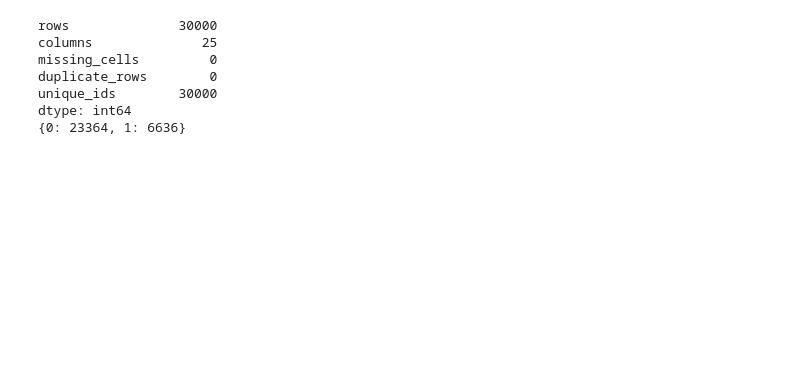
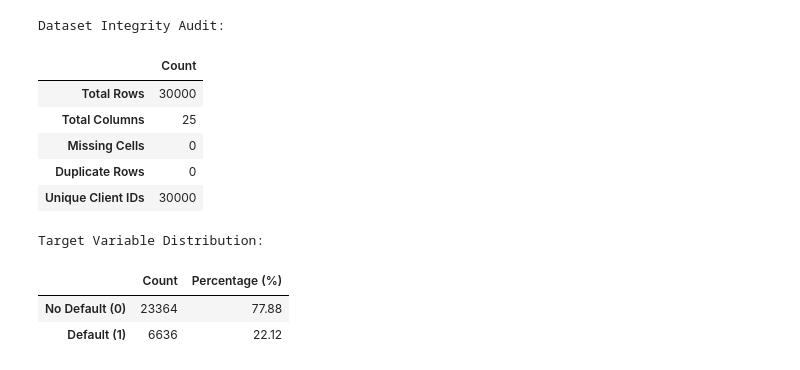
Before and after one commit to loulakanani/machine-learning-in-finance, a Jupyter notebook: 02_Demographic_Vulnerabilities_and_Payment_Delay_Patterns.ipynb, the cells around one changed output. Cells and saved outputs as stored; diff of their text form; code cells hidden in the pictures; blank space fills up the shorter version.

```diff
--- a/02_Demographic_Vulnerabilities_and_Payment_Delay_Patterns.ipynb
+++ b/02_Demographic_Vulnerabilities_and_Payment_Delay_Patterns.ipynb
@@ -19,28 +20,37 @@ Which specific demographic profile represents the highest risk of default, and w
 # %%
-# Import Libraries
 import numpy as np
 import pandas as pd
 import matplotlib.pyplot as plt
 
-
 credit = pd.read_excel("default of credit card clients.xls", header=1)
 
 audit = pd.Series({
-    "rows": len(credit),
-    "columns": credit.shape[1],
-    "missing_cells": credit.isna().sum().sum(),
-    "duplicate_rows": credit.duplicated().sum(),
-    "unique_ids": credit["ID"].nunique()
-    })
+    "Total Rows": len(credit),
+    "Total Columns": credit.shape[1],
+    "Missing Cells": credit.isna().sum().sum(),
+    "Duplicate Rows": credit.duplicated().sum(),
+    "Unique Client IDs": credit["ID"].nunique()
+})
 
-print(audit)
+print("Dataset Integrity Audit:")
+display(audit.to_frame(name="Count"))
 
-print(credit["default payment next month"].value_counts().to_dict())
+target_counts = credit["default payment next month"].value_counts()
+target_pct = (credit["default payment next month"].value_counts(normalize=True) * 100).round(2)
+target_summary = pd.DataFrame({"Count": target_counts, "Percentage (%)": target_pct})
+target_summary.index = ["No Default (0)", "Default (1)"]
+
+print("\nTarget Variable Distribution:")
+display(target_summary)
 # %% [output]
-rows              30000
-columns              25
-missing_cells         0
-duplicate_rows        0
-unique_ids        30000
-dtype: int64
-{0: 23364, 1: 6636}
+Dataset Integrity Audit:
+|  | Count |
+| Total Rows | 30000 |
+| Total Columns | 25 |
+| Missing Cells | 0 |
+| Duplicate Rows | 0 |
+| Unique Client IDs | 30000 |
+Target Variable Distribution:
+|  | Count | Percentage (%) |
+| No Default (0) | 23364 | 77.88 |
+| Default (1) | 6636 | 22.12 |
```
Also changed, not shown: parts of 29 cells of this notebook.
